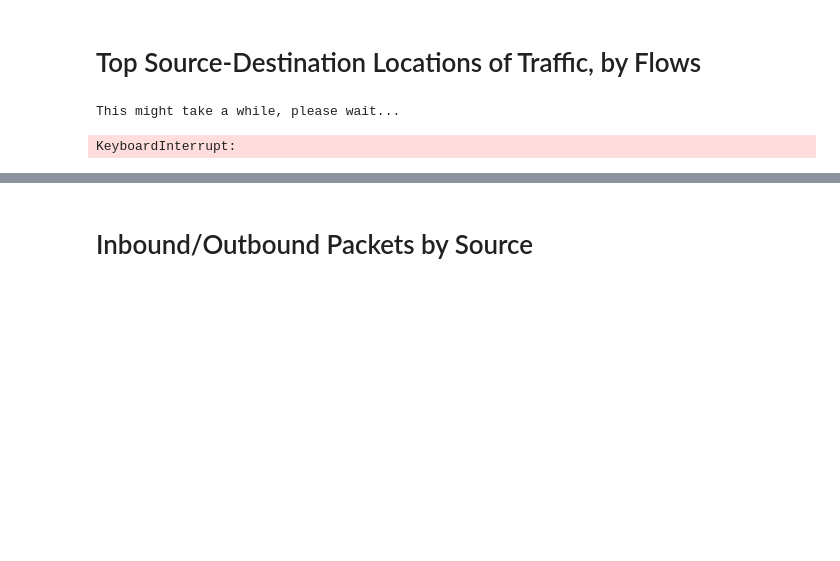
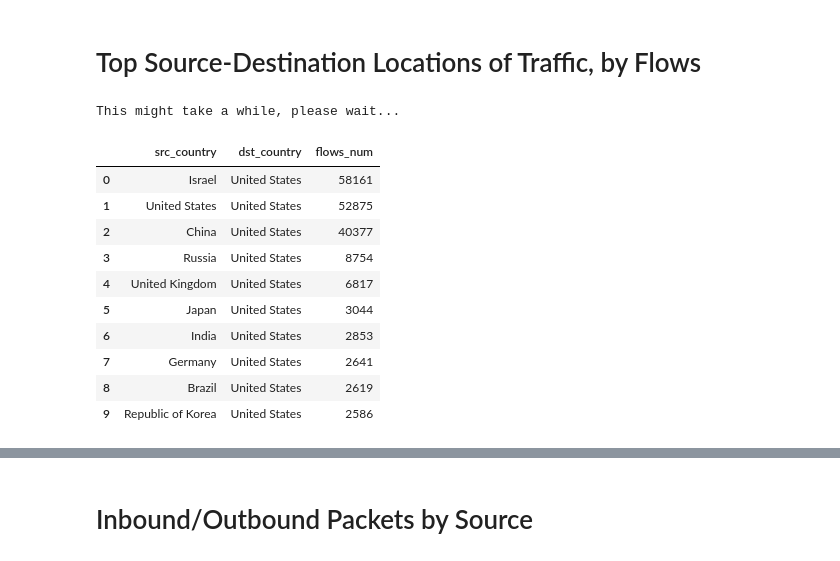
Before and after one commit to tomerlangeibm/Analytics, a Jupyter notebook: VPC Flow Logs Analytics.ipynb, the cells around one changed output, grey strips where cells are left out. Cells and saved outputs as stored; diff of their text form; code cells hidden in the pictures; blank space fills up the shorter version.

```diff
--- a/VPC Flow Logs Analytics.ipynb
+++ b/VPC Flow Logs Analytics.ipynb
@@ -477,10 +478,19 @@ plt.show()
 # %%
 print("This might take a while, please wait...")
 geo = geolite2.reader()
 flowlogs_df['src_country'] = flowlogs_df['src_ip'].apply(get_country)
 flowlogs_df['dst_country'] = flowlogs_df['dst_ip'].apply(get_country)
 geolite2.close()
-flowlogs_df.groupby(['src_country', 'dst_country']).size().to_frame('flows_num').nlargest(10, 'flows_num').reset_index()
 # %% [output]
 This might take a while, please wait...
-KeyboardInterrupt:
+|  | src_country | dst_country | flows_num |
+| 0 | Israel | United States | 58161 |
+| 1 | United States | United States | 52875 |
+| 2 | China | United States | 40377 |
+| 3 | Russia | United States | 8754 |
+| 4 | United Kingdom | United States | 6817 |
+| 5 | Japan | United States | 3044 |
+| 6 | India | United States | 2853 |
+| 7 | Germany | United States | 2641 |
+| 8 | Brazil | United States | 2619 |
+| 9 | Republic of Korea | United States | 2586 |
```
Also changed, not shown: parts of 3 cells of this notebook.
